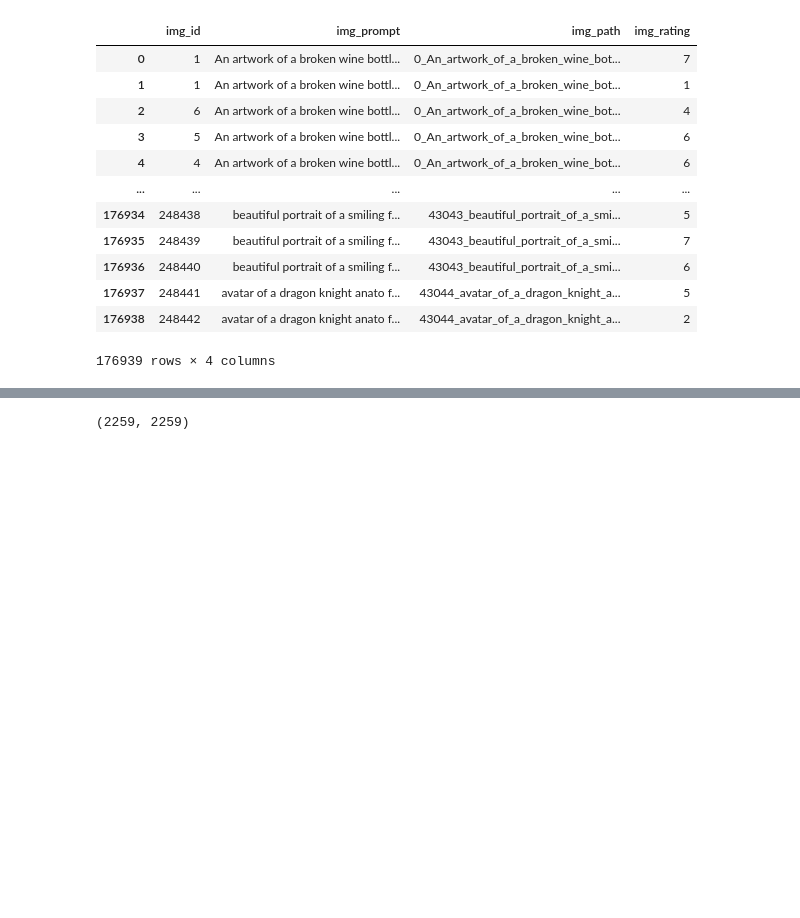
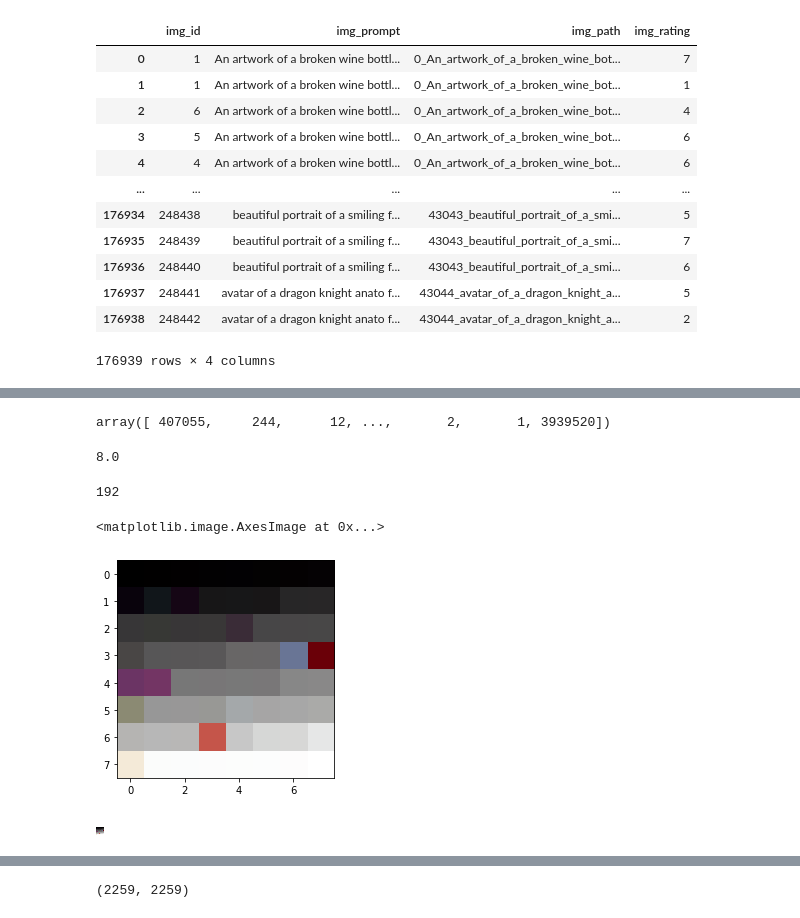
Before and after one commit to alecsharpie/game_asset_creation, a Jupyter notebook: notebooks/create_embedded_image_assets.ipynb, the cells around one changed output, grey strips where cells are left out. Saved outputs shown, nothing was run; the diff lists cells and outputs as text; code cells hidden in the pictures; blank space fills up the shorter version.

Commit message:
add specified colour palette to control quantization

```diff
--- a/notebooks/create_embedded_image_assets.ipynb
+++ b/notebooks/create_embedded_image_assets.ipynb
@@ -344,0 +168,6 @@ array([0.00000e+00, 0.00000e+00, 0.00000e+00, 0.00000e+00, 0.00000e+00,
+# %%
+img_array_list = [np.array(Image.open(f'../raw_data/sac_images2/{image_path}'))/255 for image_path in image_path_list]
+# %%
+na = np.array(img_array_list)
+
+colours, counts = np.unique(na.reshape(-1,3), axis=0, return_counts=1)
@@ -344,0 +178,25 @@ array([0.00000e+00, 0.00000e+00, 0.00000e+00, 0.00000e+00, 0.00000e+00,
+# %%
+counts
+# %% [output]
+array([ 407055,     244,      12, ...,       2,       1, 3939520])
+# %%
+threshold = sorted(counts)[-64]
+# %%
+64**0.5
+# %% [output]
+8.0
+# %%
+col_palette = (colours[counts >= threshold] * 255).astype(np.uint8).reshape((8, 8, 3))
+# %%
+col_palette.size
+# %% [output]
+192
+# %%
+plt.imshow(col_palette)
+# %% [output]
+<matplotlib.image.AxesImage at 0x...>
+[figure, added]
+# %%
+Image.fromarray(col_palette)
+# %% [output]
+[figure, added]
```
Also changed, not shown: parts of 87 cells of this notebook.
